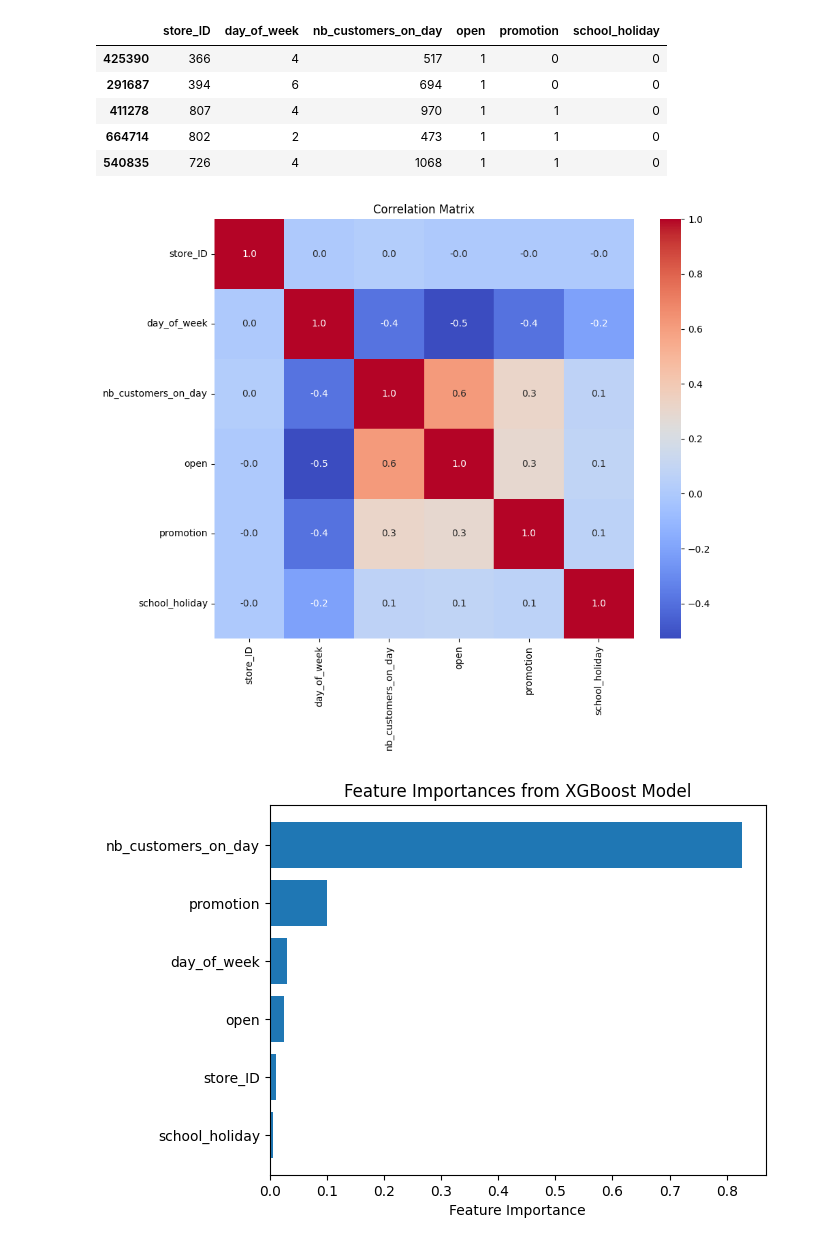
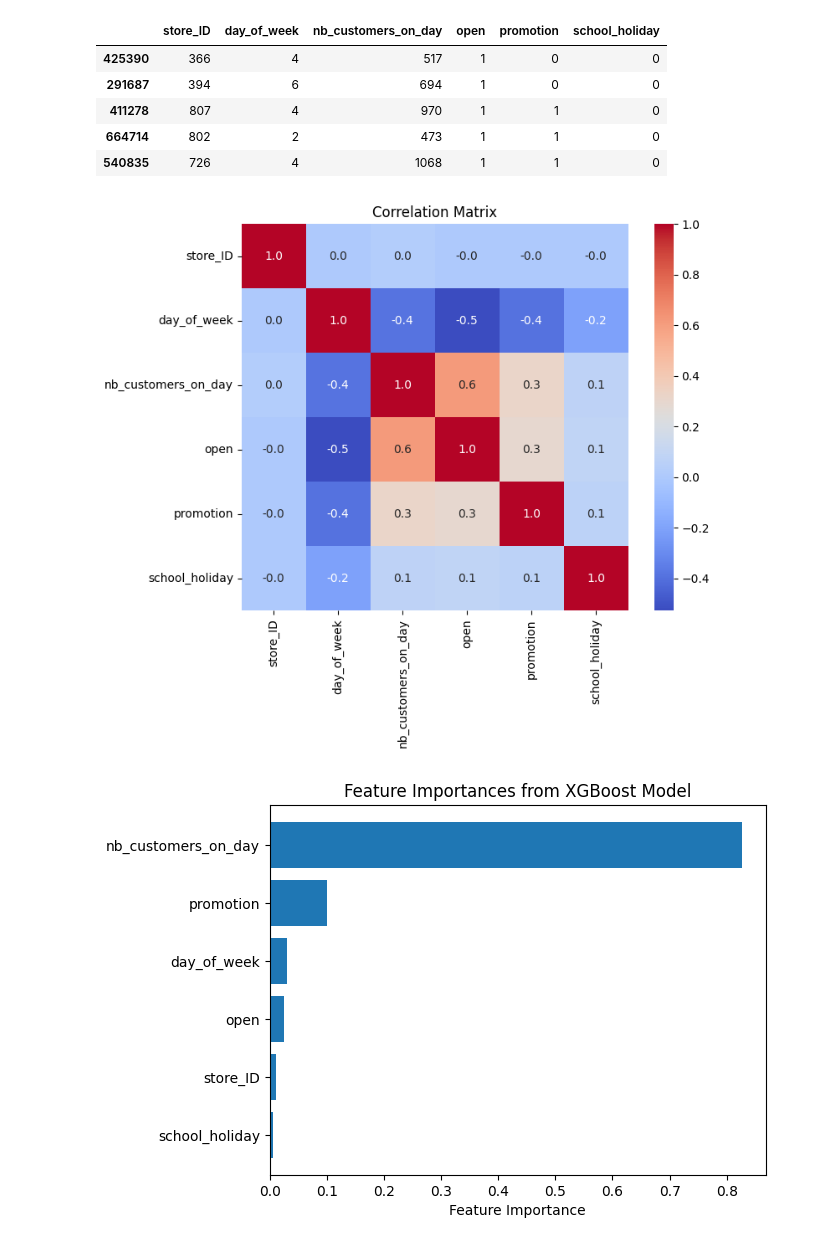
Before and after one commit to DigiZapi/IronKaggle, a Jupyter notebook: main.ipynb, the cells around one changed output. Cells and saved outputs as stored; diff of their text form; code cells hidden in the pictures.

```diff
--- a/main.ipynb
+++ b/main.ipynb
@@ -121,12 +117,12 @@ df_numeric.head()
 # %%
 #print the matrix
 correlation_matrix = df_numeric.corr()
-plt.figure(figsize=(10, 8))
+plt.figure(figsize=(8, 6))
 sns.heatmap(correlation_matrix, annot=True, fmt='.1f', cmap='coolwarm', square=True)
 plt.title('Correlation Matrix')
 plt.show()
 # %% [output]
-[figure, old version]
+[figure, new version]
 # %%
 # Prepare the data
 X = df_numeric._get_numeric_data()
```
Also changed, not shown: parts of 3 cells of this notebook.
